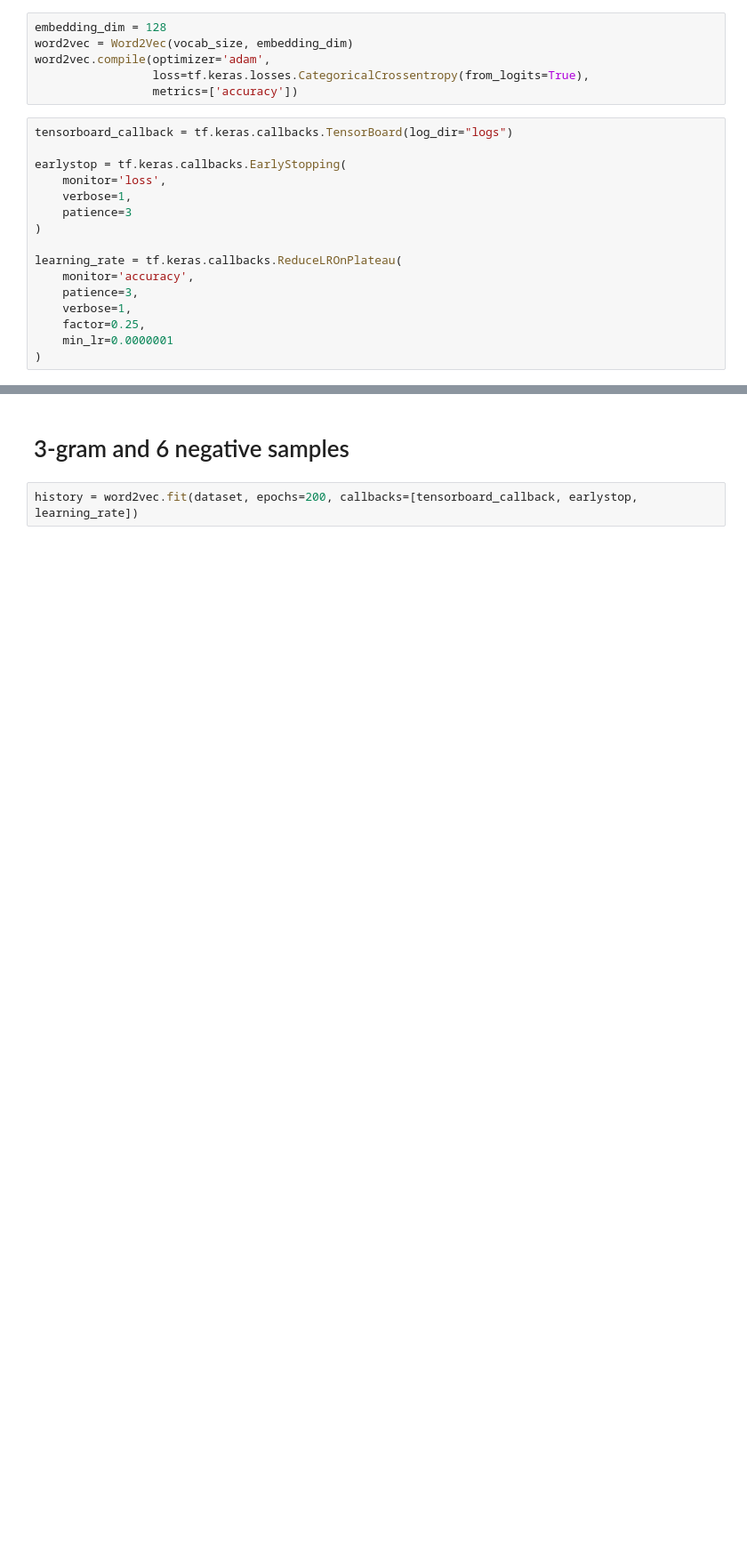
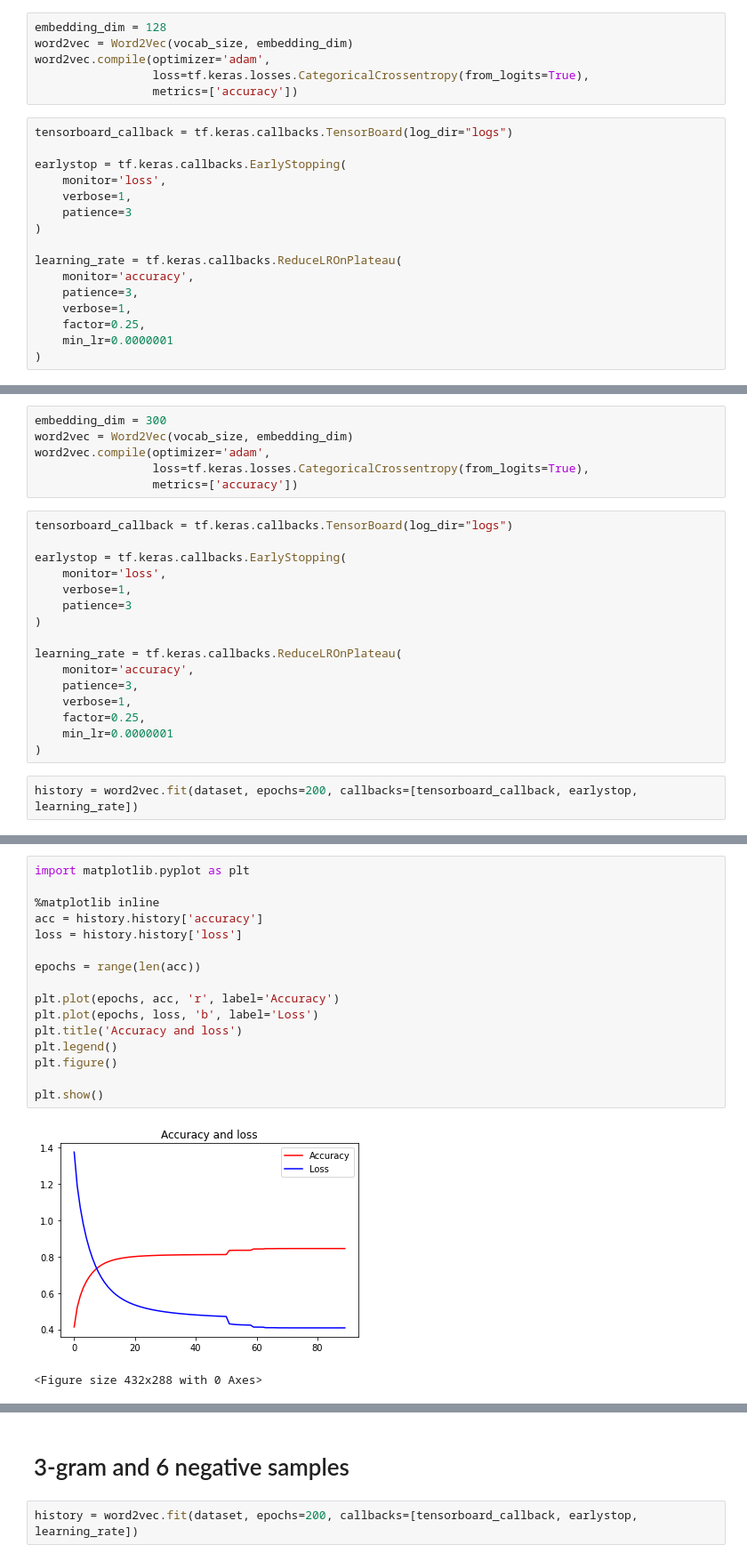
Before and after one commit to Stone-bridge-NLP/word2vec, a Jupyter notebook: word2vec genre prediction.ipynb, the cells around one changed output, grey strips where cells are left out. Shown: that part at 89% size. Cells and saved outputs as stored; diff of their text form; blank space fills up the shorter version.

```diff
--- a/word2vec genre prediction.ipynb
+++ b/word2vec genre prediction.ipynb
@@ -280,0 +306,24 @@ plt.show()
+# %%
+embedding_dim = 300
+word2vec = Word2Vec(vocab_size, embedding_dim)
+word2vec.compile(optimizer='adam',
+                 loss=tf.keras.losses.CategoricalCrossentropy(from_logits=True),
+                 metrics=['accuracy'])
+# %%
+tensorboard_callback = tf.keras.callbacks.TensorBoard(log_dir="logs")
+
+earlystop = tf.keras.callbacks.EarlyStopping(
+    monitor='loss',
+    verbose=1,
+    patience=3
+)
+
+learning_rate = tf.keras.callbacks.ReduceLROnPlateau(
+    monitor='accuracy',
+    patience=3,
+    verbose=1,
+    factor=0.25,
+    min_lr=0.0000001
+)
+# %%
+history = word2vec.fit(dataset, epochs=200, callbacks=[tensorboard_callback, earlystop, learning_rate])
@@ -280,0 +348,19 @@ plt.show()
+# %%
+import matplotlib.pyplot as plt
+
+%matplotlib inline
+acc = history.history['accuracy']
+loss = history.history['loss']
+
+epochs = range(len(acc))
+
+plt.plot(epochs, acc, 'r', label='Accuracy')
+plt.plot(epochs, loss, 'b', label='Loss')
+plt.title('Accuracy and loss')
+plt.legend()
+plt.figure()
+
+plt.show()
+# %% [output]
+[figure, added]
+<Figure size 432x288 with 0 Axes>
```
Also changed, not shown: parts of 67 cells of this notebook, 1 other file.
